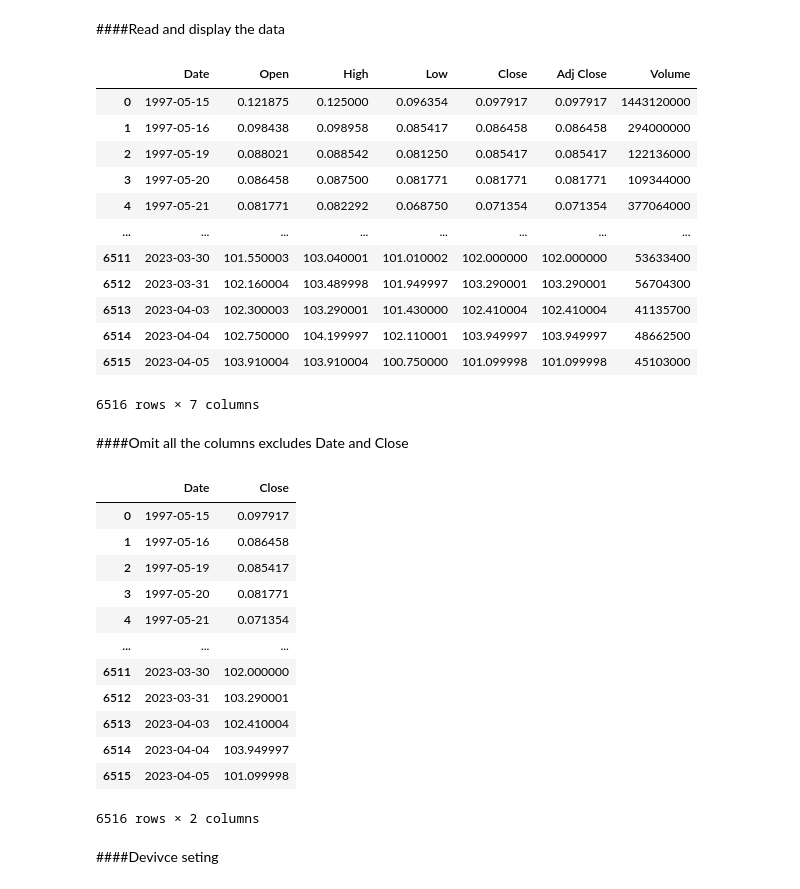
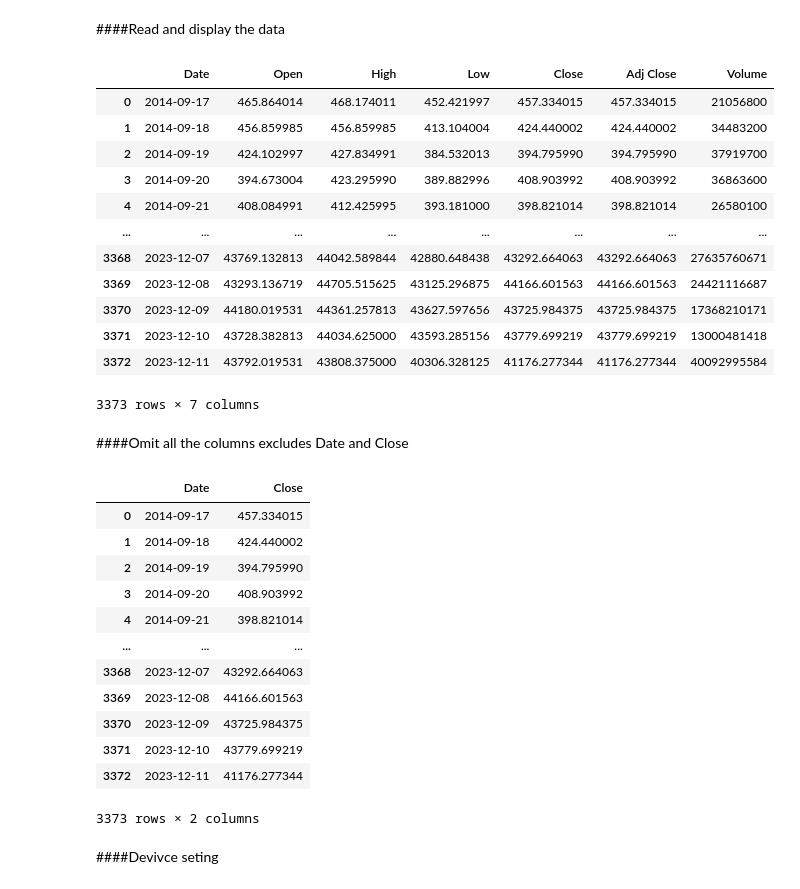
Before and after one commit to ronalkobi/DL-Projects, a Jupyter notebook: LSTM_stock_prediction/Stock Forecasting with LSTM.ipynb, the cells around one changed output. Drawn from its saved outputs; the diff is of its cells as text; code cells hidden in the pictures.

```diff
--- a/LSTM_stock_prediction/Stock Forecasting with LSTM.ipynb
+++ b/LSTM_stock_prediction/Stock Forecasting with LSTM.ipynb
@@ -10,23 +10,23 @@ import torch.nn as nn
 # %% [markdown]
 ####Read and display the data
 # %%
-data = pd.read_csv('AMZN.csv')
+data = pd.read_csv('BTC-USD.csv')
 
 data
 # %% [output]
 |  | Date | Open | High | Low | Close | Adj Close | Volume |
-| 0 | 1997-05-15 | 0.121875 | 0.125000 | 0.096354 | 0.097917 | 0.097917 | 1443120000 |
-| 1 | 1997-05-16 | 0.098438 | 0.098958 | 0.085417 | 0.086458 | 0.086458 | 294000000 |
-| 2 | 1997-05-19 | 0.088021 | 0.088542 | 0.081250 | 0.085417 | 0.085417 | 122136000 |
-| 3 | 1997-05-20 | 0.086458 | 0.087500 | 0.081771 | 0.081771 | 0.081771 | 109344000 |
-| 4 | 1997-05-21 | 0.081771 | 0.082292 | 0.068750 | 0.071354 | 0.071354 | 377064000 |
+| 0 | 2014-09-17 | 465.864014 | 468.174011 | 452.421997 | 457.334015 | 457.334015 | 21056800 |
+| 1 | 2014-09-18 | 456.859985 | 456.859985 | 413.104004 | 424.440002 | 424.440002 | 34483200 |
+| 2 | 2014-09-19 | 424.102997 | 427.834991 | 384.532013 | 394.795990 | 394.795990 | 37919700 |
+| 3 | 2014-09-20 | 394.673004 | 423.295990 | 389.882996 | 408.903992 | 408.903992 | 36863600 |
+| 4 | 2014-09-21 | 408.084991 | 412.425995 | 393.181000 | 398.821014 | 398.821014 | 26580100 |
 | ... | ... | ... | ... | ... | ... | ... | ... |
-| 6511 | 2023-03-30 | 101.550003 | 103.040001 | 101.010002 | 102.000000 | 102.000000 | 53633400 |
-| 6512 | 2023-03-31 | 102.160004 | 103.489998 | 101.949997 | 103.290001 | 103.290001 | 56704300 |
-| 6513 | 2023-04-03 | 102.300003 | 103.290001 | 101.430000 | 102.410004 | 102.410004 | 41135700 |
-| 6514 | 2023-04-04 | 102.750000 | 104.199997 | 102.110001 | 103.949997 | 103.949997 | 48662500 |
-| 6515 | 2023-04-05 | 103.910004 | 103.910004 | 100.750000 | 101.099998 | 101.099998 | 45103000 |
+| 3368 | 2023-12-07 | 43769.132813 | 44042.589844 | 42880.648438 | 43292.664063 | 43292.664063 | 27635760671 |
+| 3369 | 2023-12-08 | 43293.136719 | 44705.515625 | 43125.296875 | 44166.601563 | 44166.601563 | 24421116687 |
+| 3370 | 2023-12-09 | 44180.019531 | 44361.257813 | 43627.597656 | 43725.984375 | 43725.984375 | 17368210171 |
+| 3371 | 2023-12-10 | 43728.382813 | 44034.625000 | 43593.285156 | 43779.699219 | 43779.699219 | 13000481418 |
+| 3372 | 2023-12-11 | 43792.019531 | 43808.375000 | 40306.328125 | 41176.277344 | 41176.277344 | 40092995584 |
-6516 rows × 7 columns
+3373 rows × 7 columns
 # %% [markdown]
 ####Omit all the columns excludes Date and Close
 # %%
@@ -34,18 +34,18 @@ data = data[['Date', 'Close']]
 data
 # %% [output]
 |  | Date | Close |
-| 0 | 1997-05-15 | 0.097917 |
-| 1 | 1997-05-16 | 0.086458 |
-| 2 | 1997-05-19 | 0.085417 |
-| 3 | 1997-05-20 | 0.081771 |
-| 4 | 1997-05-21 | 0.071354 |
+| 0 | 2014-09-17 | 457.334015 |
+| 1 | 2014-09-18 | 424.440002 |
+| 2 | 2014-09-19 | 394.795990 |
+| 3 | 2014-09-20 | 408.903992 |
+| 4 | 2014-09-21 | 398.821014 |
 | ... | ... | ... |
-| 6511 | 2023-03-30 | 102.000000 |
-| 6512 | 2023-03-31 | 103.290001 |
-| 6513 | 2023-04-03 | 102.410004 |
-| 6514 | 2023-04-04 | 103.949997 |
-| 6515 | 2023-04-05 | 101.099998 |
+| 3368 | 2023-12-07 | 43292.664063 |
+| 3369 | 2023-12-08 | 44166.601563 |
+| 3370 | 2023-12-09 | 43725.984375 |
+| 3371 | 2023-12-10 | 43779.699219 |
+| 3372 | 2023-12-11 | 41176.277344 |
-6516 rows × 2 columns
+3373 rows × 2 columns
 # %% [markdown]
 ####Devivce seting
 # %%
```
Also changed, not shown: parts of 19 cells of this notebook, 12 other files.
